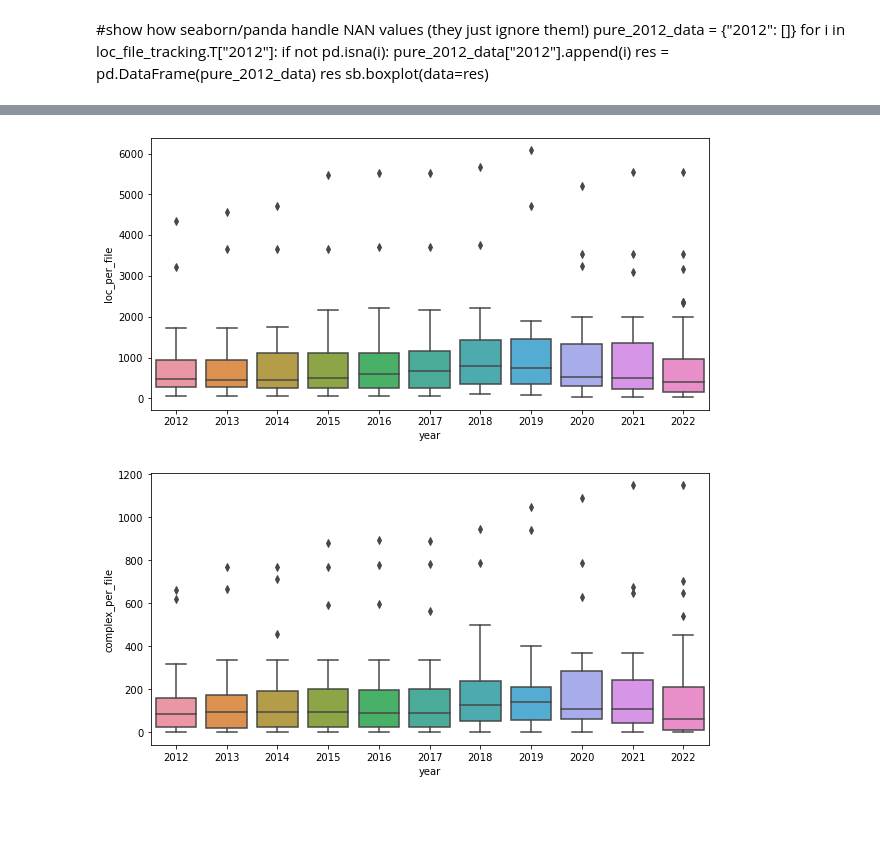
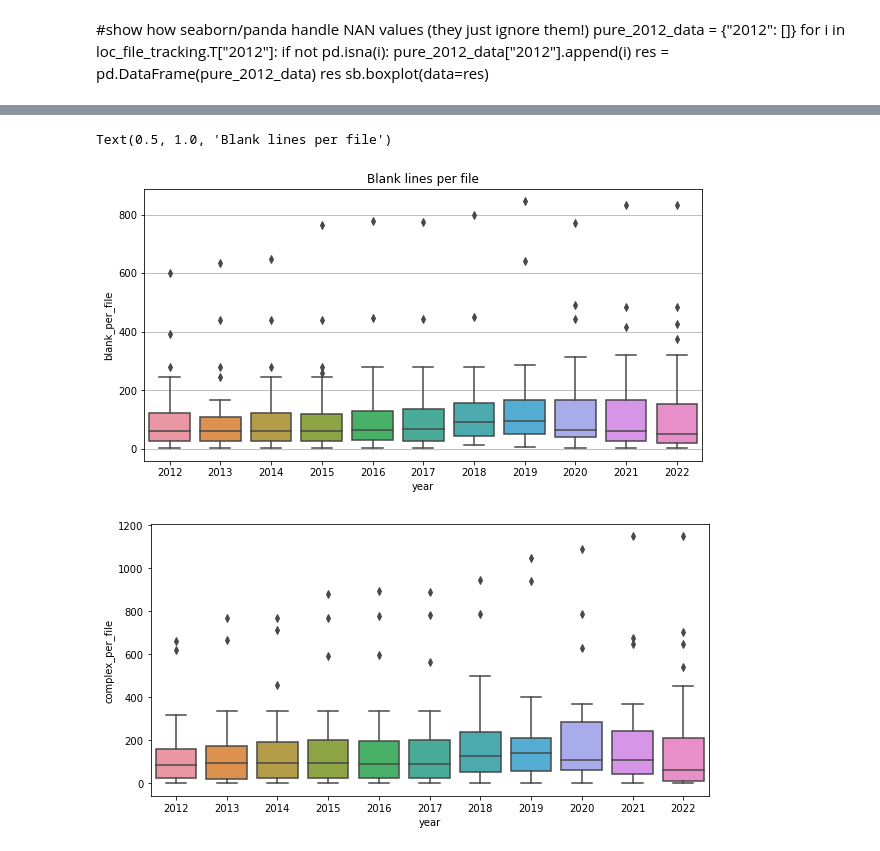
Before and after one commit to Greenpepper15/BA, a Jupyter notebook: exploration/scc_exploration.ipynb, the cells around one changed output, grey strips where cells are left out. Saved outputs shown, nothing was run; the diff lists cells and outputs as text; code cells hidden in the pictures; blank space fills up the shorter version.

```diff
--- a/exploration/scc_exploration.ipynb
+++ b/exploration/scc_exploration.ipynb
@@ -82,0 +133,19 @@ fig.savefig("figures/LOC/scc_year_vs_comment_lines.jpg")
+# %%
+fig, axes = plt.subplots(2, 5, figsize=(13, 5))
+percentage_per_year = []
+y_counter = 0
+x_counter = 0
+for year in ["2012", "2013", "2014","2015", "2016","2017","2018","2019","2020","2021"]:
+    for row_name in ["code_lines", "comment_lines", "blank_lines"]:
+        percentage_per_year.append(data[data["year"] == year][row_name].values.ravel()[0])
+    axes[y_counter][x_counter].pie(percentage_per_year, autopct='%.0f%%')
+    axes[y_counter][x_counter].set_title(year)
+    x_counter += 1
+    if year == "2016":
+        y_counter += 1
+        x_counter = 0
+    percentage_per_year = []
+axes[0][4].legend(["code_lines", "comment_lines", "blank_lines"])
+fig.set_label(["code_lines", "comment_lines", "blank_lines"])
+
+fig.show()
@@ -134,0 +664,21 @@ loc_file_tracking
+# %%
+loc_file_tracking["loc_per_file"].clip(upper=loc_file_tracking["loc_per_file"].quantile(.95), inplace=True)
+horizontal_labels = ["Jun 2012",
+                     "Jun 2013",
+                     "Jun 2014",
+                     "Jul 2015",
+                     "Sep 2016",
+                     "Jun 2017",
+                     "Jun 2018",
+                     "Jun 2019",
+                     "Jun 2020",
+                     "Jun 2021",
+                     "Jun 2022"]
+fig, axes = plt.subplots(1, 1, figsize=(10, 5))
+sb.boxplot(x="year", y="loc_per_file", data=loc_file_tracking, ax=axes, color="lawngreen")
+axes.grid(visible=True, axis="y")
+axes.set_xticklabels(horizontal_labels)
+axes.set_xlabel("Years")
+axes.set_ylabel("LOC")
+#axes.set_title("LOC per file (upper bound 95 quantile)")
+fig.savefig("figures/LOC/08_scc_year_vs_loc_per_file.svg", format='svg', dpi=1200)
@@ -135,9 +709,11 @@ loc_file_tracking
 # %%
 fig, axes = plt.subplots(1, 1, figsize=(10, 5))
-sb.boxplot(x="year", y="loc_per_file", data=loc_file_tracking, ax=axes)
-fig.savefig("figures/LOC/scc_year_vs_loc_per_file.jpg")
+sb.boxplot(x="year", y="blank_per_file", data=loc_file_tracking, ax=axes)
+axes.grid(visible=True, axis="y")
+axes.set_title("Blank lines per file")
 # %% [output]
+Text(0.5, 1.0, 'Blank lines per file')
-[figure, old version]
+[figure, new version]
 # %%
 fig, axes = plt.subplots(1, 1, figsize=(10, 5))
 sb.boxplot(x="year", y="complex_per_file", data=loc_file_tracking, ax=axes)
```
Also changed, not shown: parts of 62 cells of this notebook, 1 other file.
